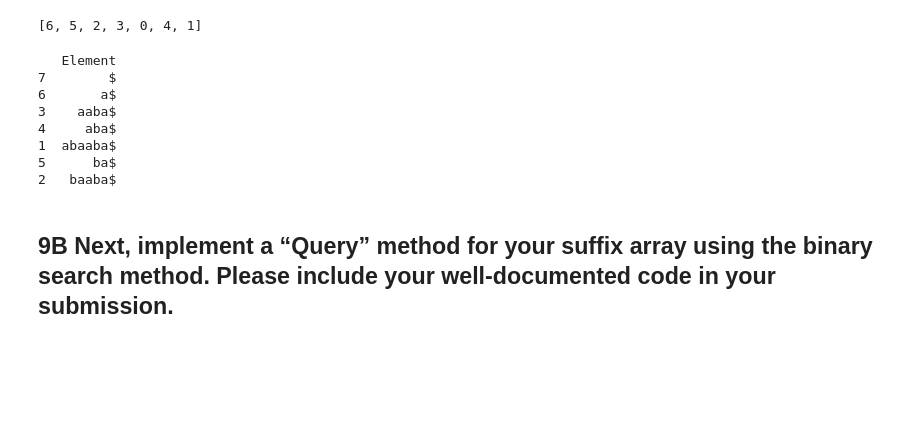
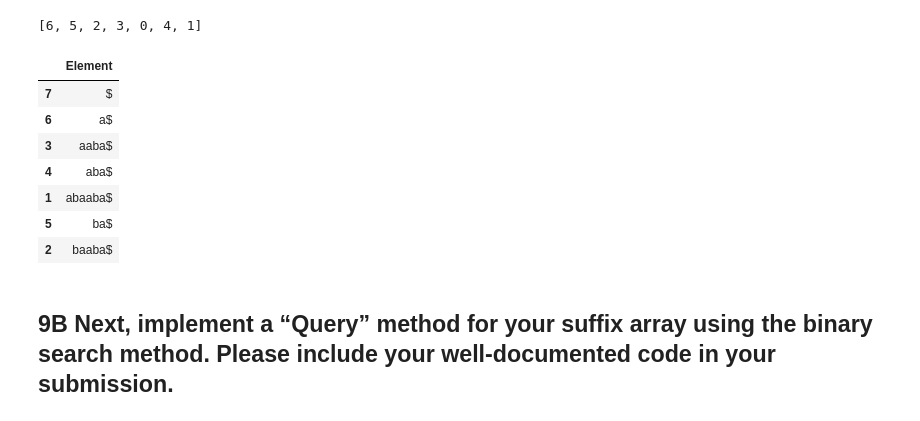
Before and after one commit to ew6977/Bi183, a Jupyter notebook: Bi183_PS1/BI183_PS1.ipynb, the cells around one changed output. Drawn from its saved outputs; the diff is of its cells as text; code cells hidden in the pictures; blank space fills up the shorter version.

```diff
--- a/Bi183_PS1/BI183_PS1.ipynb
+++ b/Bi183_PS1/BI183_PS1.ipynb
@@ -197,35 +244,35 @@ SyntaxError: invalid syntax (<ipython-input-115-789f669a575a>, line 4)
 # %%
 #New idea: Construct a Panda dataframe which each index is connected with a word and as the index increases,
 #the number of letters is decreased by one.
 #Note, I am not entirely sure if Pandas is the way to store this data. But it worked to build the array I think
 
 def build_suffix_array(string):
     """
     This function takes a string and converts it into a sorted pandas dataframe.
 
     """
     SA_array = []
     for i in range(0, len(string)):
         SA_array.append(string[i:])
     df_SA = pd.DataFrame(SA_array)
     df_SA.index = df_SA.index + 1
     df_SA = df_SA.rename(index=str, columns={ 0:'Element'})
     df_SA = df_SA.sort_values(by = 'Element', ascending = True)
 
     return df_SA
 
 test = "abaaba$"
 testy = build_suffix_array(test)
-print(testy)
+testy
 # %% [output]
-   Element
-7        $
-6       a$
-3    aaba$
-4     aba$
-1  abaaba$
-5      ba$
-2   baaba$
+|  | Element |
+| 7 | $ |
+| 6 | a$ |
+| 3 | aaba$ |
+| 4 | aba$ |
+| 1 | abaaba$ |
+| 5 | ba$ |
+| 2 | baaba$ |
 # %% [markdown]
 ## 9B Next, implement a “Query” method for your suffix array using the binary search method. Please include your well-documented code in your submission.
 # %%
```
Also changed, not shown: parts of 6 cells of this notebook, 1 other file.
